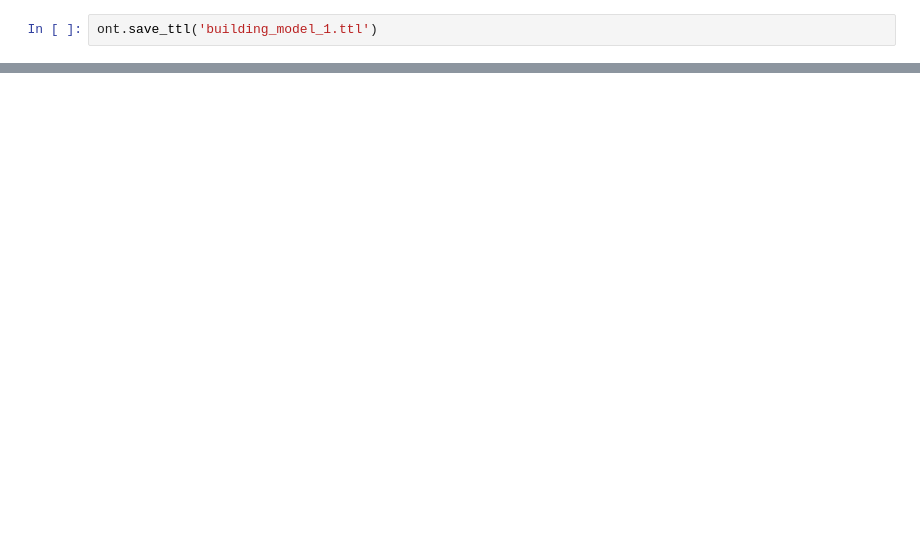
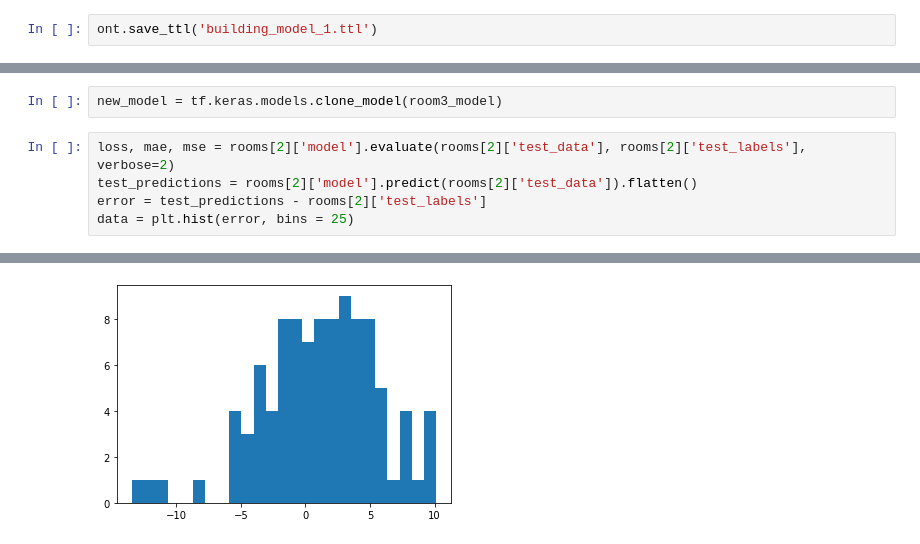
Before and after one commit to anjomshoaa/isl_occupancy, a Jupyter notebook: occupancy_learning.ipynb, the cells around one changed output, grey strips where cells are left out. Drawn from its saved outputs; the diff is of its cells as text; blank space fills up the shorter version.

```diff
--- a/occupancy_learning.ipynb
+++ b/occupancy_learning.ipynb
@@ -850,0 +1103,8 @@ for room_id, room in rooms.items():
+# %%
+new_model = tf.keras.models.clone_model(room3_model)
+# %%
+loss, mae, mse = rooms[2]['model'].evaluate(rooms[2]['test_data'], rooms[2]['test_labels'], verbose=2)
+test_predictions = rooms[2]['model'].predict(rooms[2]['test_data']).flatten()
+error = test_predictions - rooms[2]['test_labels']
+data = plt.hist(error, bins = 25)
+# %% [output]
@@ -850,0 +1112 @@ for room_id, room in rooms.items():
+[figure, added]
```
Also changed, not shown: parts of 40 cells of this notebook, 16 other files.
